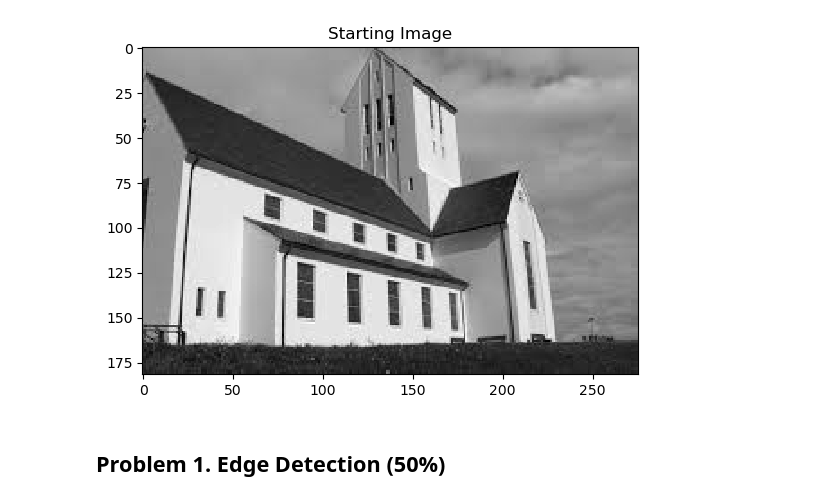
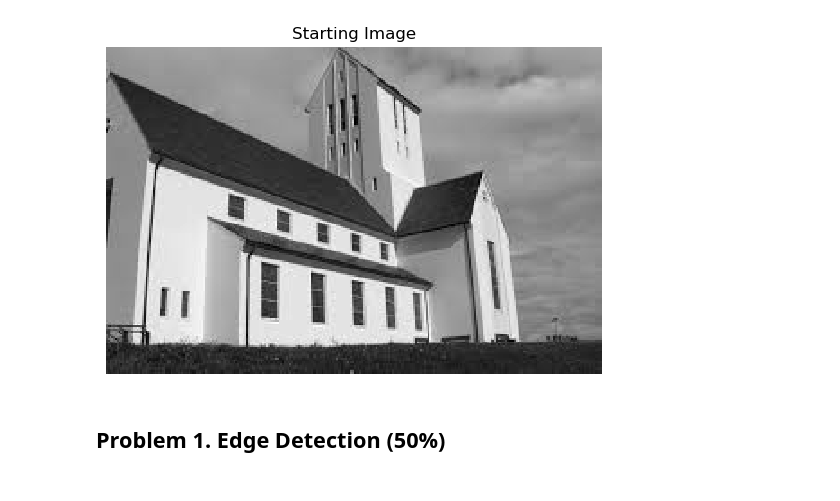
Before and after one commit to aabusha3/Convolution-Edge-and-Corner-Detection_CS4442-3, a Jupyter notebook: assignment3_AbuShawarib_Ahmad.ipynb, the cells around one changed output. Drawn from its saved outputs; the diff is of its cells as text; code cells hidden in the pictures.

```diff
--- a/assignment3_AbuShawarib_Ahmad.ipynb
+++ b/assignment3_AbuShawarib_Ahmad.ipynb
@@ -1,13 +1,14 @@
 # %%
 import numpy as np
 import matplotlib.pyplot as plt
 
 img = plt.imread('./house.png')
 plt.imshow(img, interpolation='none', cmap='gray')
 plt.title("Starting Image")
+plt.axis('off')
 plt.show()
 # %% [output]
-[figure, old version]
+[figure, new version]
 # %% [markdown]
 ## Problem 1. Edge Detection (50%)
 # %% [markdown]
```
